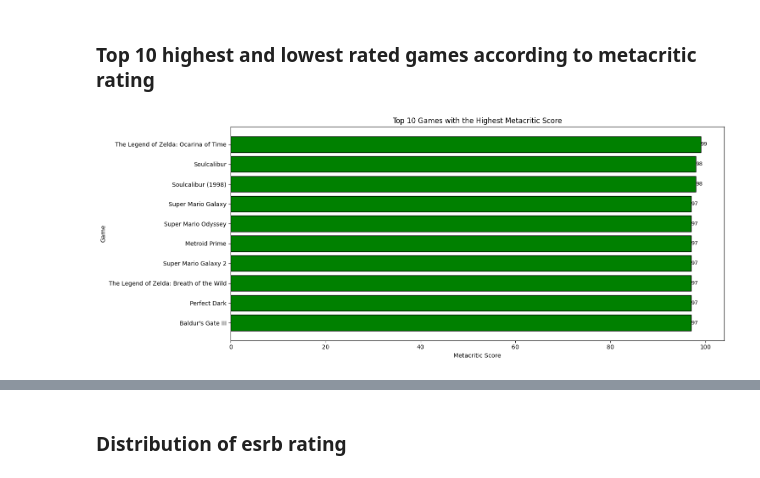
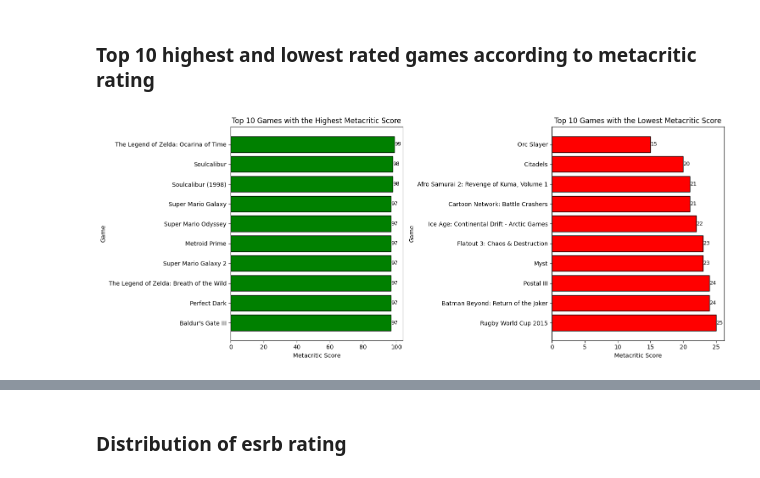
Before and after one commit to Kimchi21/RAWG.io_Game-Data-Analysis, a Jupyter notebook: Python Notebooks/Game_Analysis.ipynb, the cells around one changed output, grey strips where cells are left out. Saved outputs shown, nothing was run; the diff lists cells and outputs as text; code cells hidden in the pictures.

```diff
--- a/Python Notebooks/Game_Analysis.ipynb
+++ b/Python Notebooks/Game_Analysis.ipynb
@@ -71,8 +55,8 @@ newest_games
 # %% [markdown]
 ### Top 10 games with the highest average playtime
 # %%
-query_ave_pt = "SELECT name, playtime FROM rawg.games ORDER BY playtime DESC LIMIT 10"
-ave_pt_games_df = pd.read_sql_query(query_ave_pt, engine)
+averrage_playtime_query = "SELECT name, playtime FROM rawg.games ORDER BY playtime DESC LIMIT 10"
+ave_pt_games_df = pd.read_sql_query(averrage_playtime_query, engine)
 
 ave_pt_games_df_sorted = ave_pt_games_df.sort_values('playtime', ascending=True)
 
@@ -93,22 +79,37 @@ plt.show()
 # %% [markdown]
 ### Top 10 highest and lowest rated games according to metacritic rating
 # %%
-highly_rated = "SELECT name, metacritic FROM rawg.games WHERE metacritic IS NOT NULL ORDER BY metacritic DESC LIMIT 10"
-hr_games_df = pd.read_sql_query(highly_rated, engine)
+highly_rated_query = "SELECT name, metacritic FROM rawg.games WHERE metacritic IS NOT NULL ORDER BY metacritic DESC LIMIT 10"
+highly_rated_games_df = pd.read_sql_query(highly_rated_query, engine)
+hr_games_df_sorted = highly_rated_games_df.sort_values('metacritic', ascending=True)
 
-hr_games_df_sorted = hr_games_df.sort_values('metacritic', ascending=True)
+poorly_rated_query = "SELECT name, metacritic FROM rawg.games WHERE metacritic IS NOT NULL ORDER BY metacritic ASC LIMIT 10"
+poorly_rated_games_df = pd.read_sql_query(poorly_rated_query, engine)
+pr_games_df_sorted = poorly_rated_games_df.sort_values('metacritic', ascending=False)
 
-plt.figure(figsize=(15, 6))
-bars = plt.barh(hr_games_df_sorted['name'], hr_games_df_sorted['metacritic'], color='green', edgecolor='black')
+fig, axes = plt.subplots(1, 2, figsize=(15, 6))
 
-for bar in bars:
+# Plot for highly rated games
+bars1 = axes[0].barh(hr_games_df_sorted['name'], hr_games_df_sorted['metacritic'], color='green', edgecolor='black')
+for bar in bars1:
     xval = bar.get_width()
-    plt.text(xval, bar.get_y() + bar.get_height() / 2, int(xval), ha='left', va='center', fontsize=9)
+    axes[0].text(xval, bar.get_y() + bar.get_height() / 2, int(xval), ha='left', va='center', fontsize=9)
 
-plt.ylabel('Game')
-plt.xlabel('Metacritic Score')
-plt.title('Top 10 Games with the Highest Metacritic Score')
+axes[0].set_ylabel('Game')
+axes[0].set_xlabel('Metacritic Score')
+axes[0].set_title('Top 10 Games with the Highest Metacritic Score')
+
+# Plot for poorly rated games
+bars2 = axes[1].barh(pr_games_df_sorted['name'], pr_games_df_sorted['metacritic'], color='red', edgecolor='black')
+for bar in bars2:
+    xval = bar.get_width()
+    axes[1].text(xval, bar.get_y() + bar.get_height() / 2, int(xval), ha='left', va='center', fontsize=9)
+
+axes[1].set_ylabel('Game')
+axes[1].set_xlabel('Metacritic Score')
+axes[1].set_title('Top 10 Games with the Lowest Metacritic Score')
+
 plt.tight_layout()
 plt.show()
 # %% [output]
-[figure, old version]
+[figure, new version]
```
Also changed, not shown: parts of 70 cells of this notebook, 18 other files.
